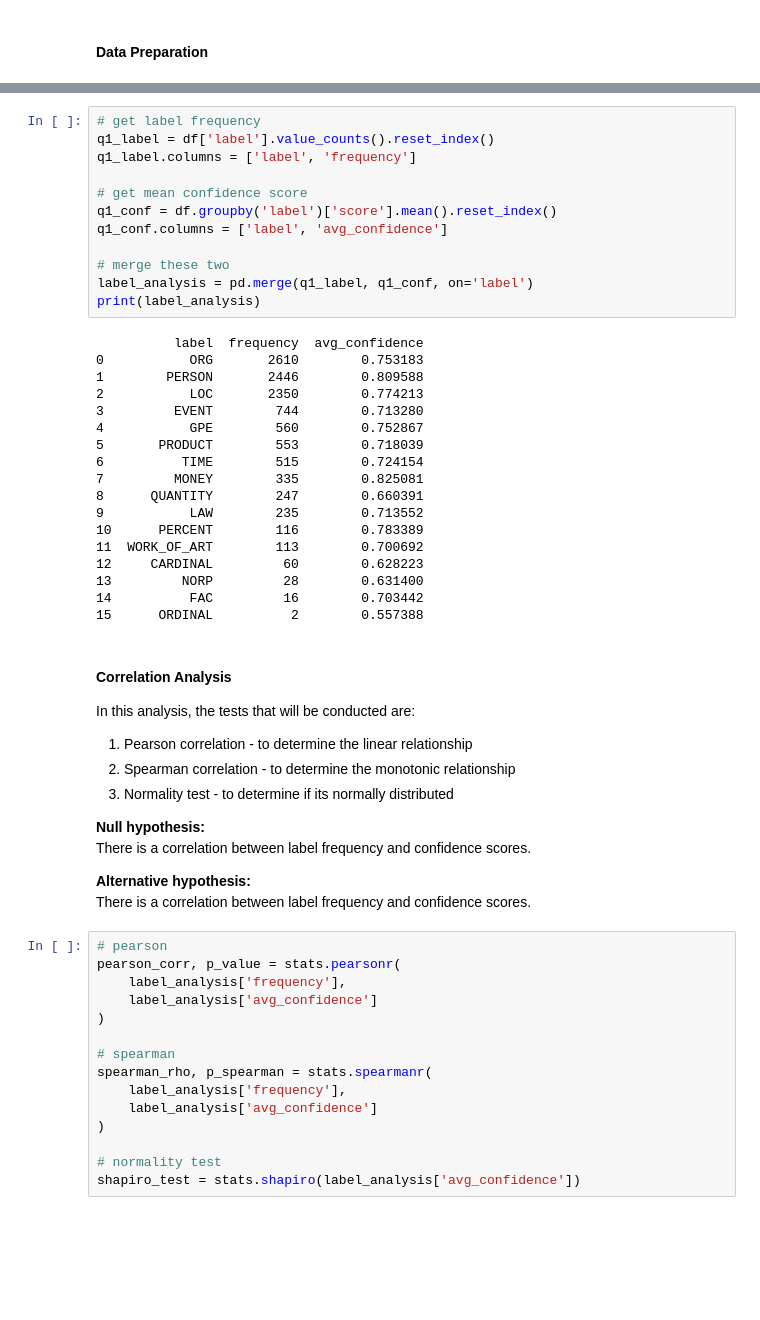
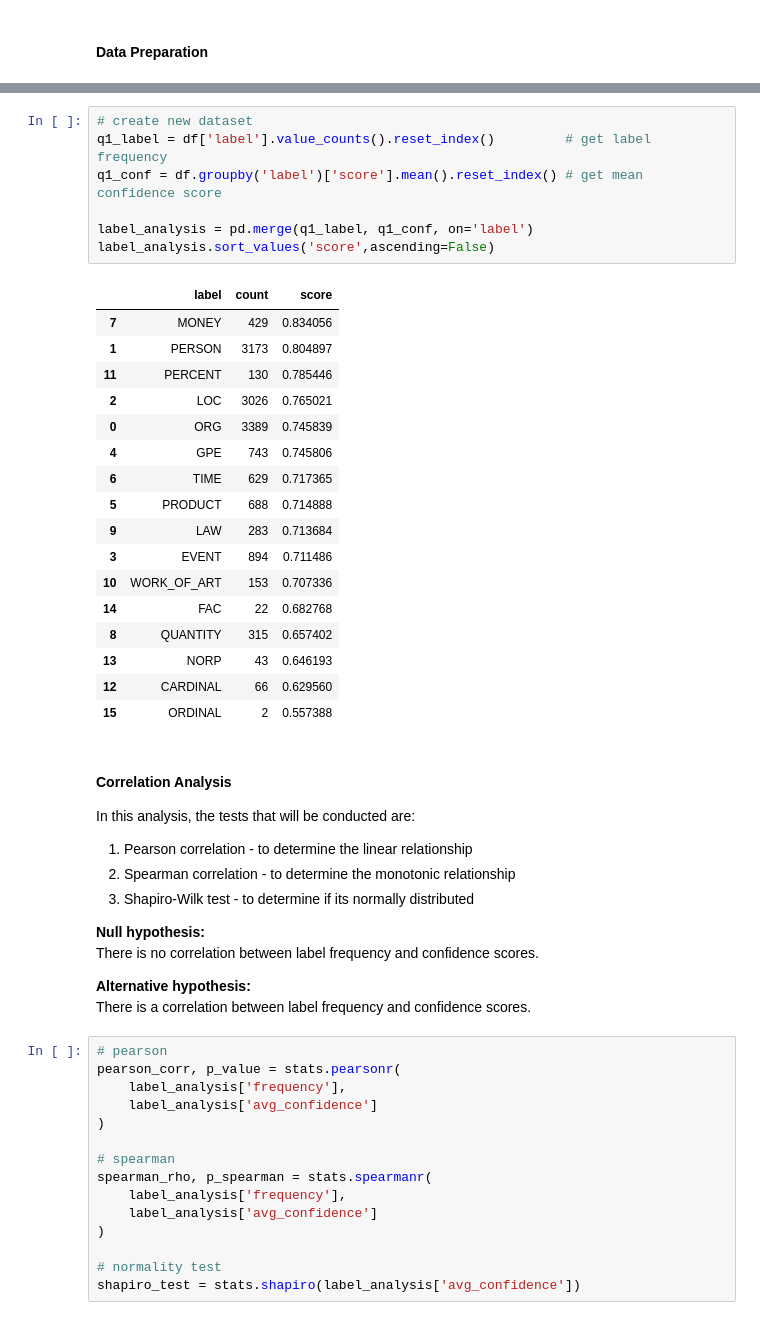
Before and after one commit to marifirfanibrahim/ner_news_malay, a Jupyter notebook: model_gliner/prediction_analysis.ipynb, the cells around one changed output, grey strips where cells are left out. Drawn from its saved outputs; the diff is of its cells as text; blank space fills up the shorter version.

```diff
--- a/model_gliner/prediction_analysis.ipynb
+++ b/model_gliner/prediction_analysis.ipynb
@@ -240,42 +338,37 @@ df.head()
 # %%
-# get label frequency
-q1_label = df['label'].value_counts().reset_index()
-q1_label.columns = ['label', 'frequency']
+# create new dataset
+q1_label = df['label'].value_counts().reset_index()         # get label frequency
+q1_conf = df.groupby('label')['score'].mean().reset_index() # get mean confidence score
 
-# get mean confidence score
-q1_conf = df.groupby('label')['score'].mean().reset_index()
-q1_conf.columns = ['label', 'avg_confidence']
-
-# merge these two
 label_analysis = pd.merge(q1_label, q1_conf, on='label')
-print(label_analysis)
+label_analysis.sort_values('score',ascending=False)
 # %% [output]
-          label  frequency  avg_confidence
-0           ORG       2610        0.753183
-1        PERSON       2446        0.809588
-2           LOC       2350        0.774213
-3         EVENT        744        0.713280
-4           GPE        560        0.752867
-5       PRODUCT        553        0.718039
-6          TIME        515        0.724154
-7         MONEY        335        0.825081
-8      QUANTITY        247        0.660391
-9           LAW        235        0.713552
-10      PERCENT        116        0.783389
-11  WORK_OF_ART        113        0.700692
-12     CARDINAL         60        0.628223
-13         NORP         28        0.631400
-14          FAC         16        0.703442
-15      ORDINAL          2        0.557388
+|  | label | count | score |
+| 7 | MONEY | 429 | 0.834056 |
+| 1 | PERSON | 3173 | 0.804897 |
+| 11 | PERCENT | 130 | 0.785446 |
+| 2 | LOC | 3026 | 0.765021 |
+| 0 | ORG | 3389 | 0.745839 |
+| 4 | GPE | 743 | 0.745806 |
+| 6 | TIME | 629 | 0.717365 |
+| 5 | PRODUCT | 688 | 0.714888 |
+| 9 | LAW | 283 | 0.713684 |
+| 3 | EVENT | 894 | 0.711486 |
+| 10 | WORK_OF_ART | 153 | 0.707336 |
+| 14 | FAC | 22 | 0.682768 |
+| 8 | QUANTITY | 315 | 0.657402 |
+| 13 | NORP | 43 | 0.646193 |
+| 12 | CARDINAL | 66 | 0.629560 |
+| 15 | ORDINAL | 2 | 0.557388 |
 # %% [markdown]
 #### Correlation Analysis
 In this analysis, the tests that will be conducted are:
 1. Pearson correlation - to determine the linear relationship
 2. Spearman correlation - to determine the monotonic relationship
-3. Normality  test - to determine if its normally distributed
+3. Shapiro-Wilk test - to determine if its normally distributed
 
 **Null hypothesis:**\
-There is a correlation between label frequency and confidence scores.
+There is no correlation between label frequency and confidence scores.
 
 **Alternative hypothesis:**\
 There is a correlation between label frequency and confidence scores.
```
Also changed, not shown: parts of 49 cells of this notebook, 3 other files.
